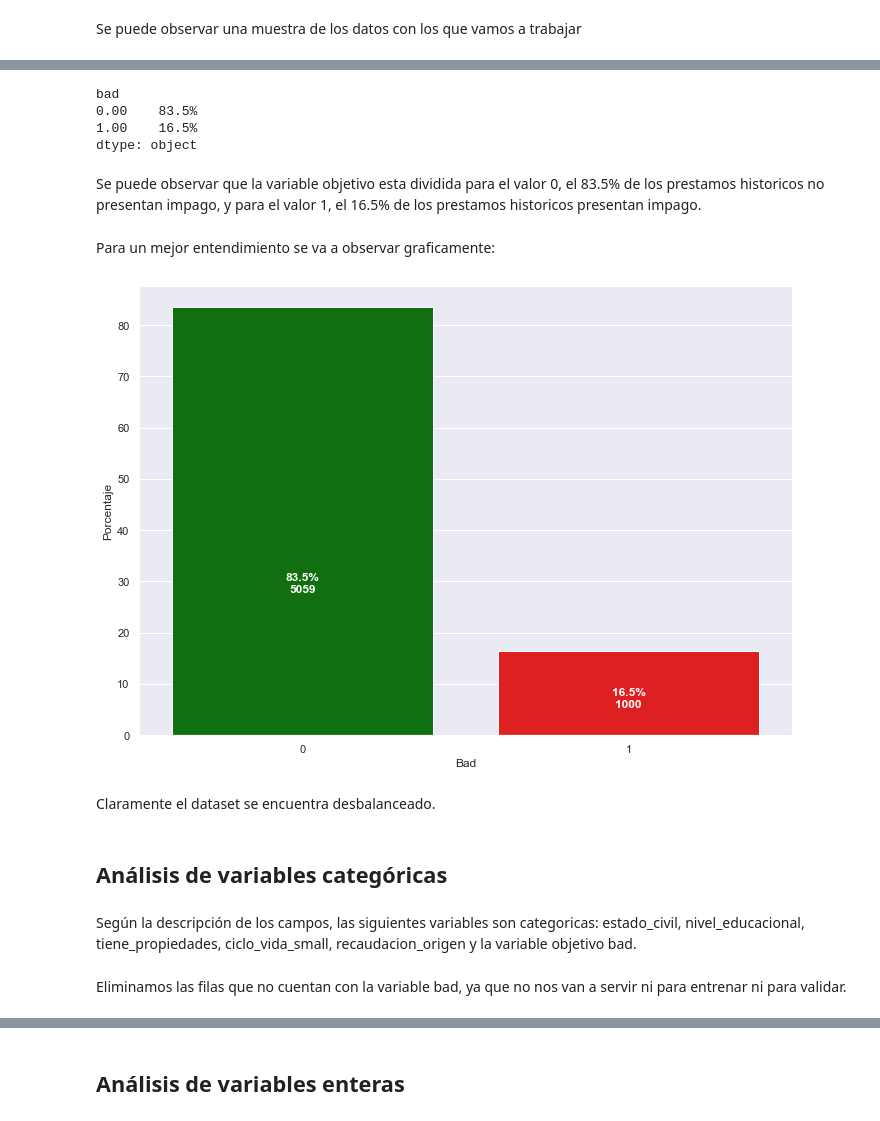
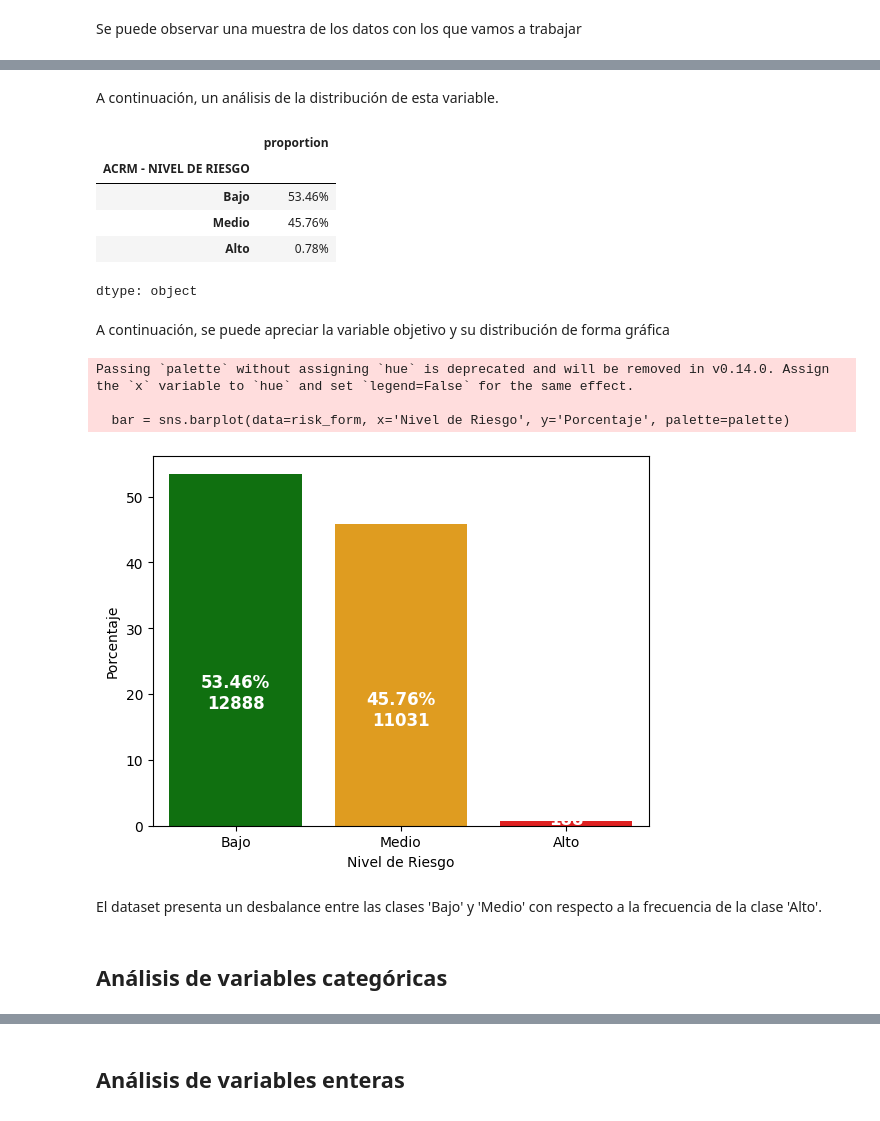
Before and after one commit to gabrielres10/EDA-Caso-Banco, a Jupyter notebook: plantilla_entrega_final_(renombrar).ipynb, the cells around one changed output, grey strips where cells are left out. Drawn from its saved outputs; the diff is of its cells as text; code cells hidden in the pictures.

```diff
--- a/plantilla_entrega_final_(renombrar).ipynb
+++ b/plantilla_entrega_final_(renombrar).ipynb
@@ -118,32 +195,42 @@ Vamos a ver cómo se encuentra distribuida esta variable:
+# %%
+data['ACRM - NIVEL DE RIESGO'] = data['ACRM - NIVEL DE RIESGO'].replace({'Medio Bajo': 'Bajo', 'Medio Alto': 'Alto'})
+# %% [markdown]
+A continuación, un análisis de la distribución de esta variable.
 # %%
-(df.value_counts('bad',normalize=True)*100).round(2).astype(str)+'%'
+(data.value_counts('ACRM - NIVEL DE RIESGO',normalize=True)*100).round(2).astype(str)+'%'
 # %% [output]
+|  | proportion |
+| ACRM - NIVEL DE RIESGO |  |
+| Bajo | 53.46% |
+| Medio | 45.76% |
+| Alto | 0.78% |
-bad
-0.00    83.5%
-1.00    16.5%
 dtype: object
-# %% [markdown]
-Se puede observar que la variable objetivo esta dividida para el valor 0, el 83.5% de los prestamos historicos no presentan impago, y para el valor 1, el 16.5% de los prestamos historicos presentan impago.
-# %% [markdown]
-Para un mejor entendimiento se va a observar graficamente:
+# %% [markdown]
+A continuación, se puede apreciar la variable objetivo y su distribución de forma gráfica
 # %%
-bad_form = df['bad'].value_counts(normalize=True).rename('Proportion').reset_index()
-bad_form.rename(columns={'index':'Bad','Proportion':'Porcentaje'},inplace=True)
-bad_form.Porcentaje=np.round(bad_form.Porcentaje * 100,decimals=2)
-bad_form.Bad = bad_form.Bad.astype(int)
+risk_form = data['ACRM - NIVEL DE RIESGO'].value_counts(normalize=True).rename('Proportion').reset_index()
+risk_form.rename(columns={risk_form.columns[0]: 'Nivel de Riesgo', 'Proportion': 'Porcentaje'}, inplace=True)
+risk_form['Porcentaje'] = np.round(risk_form['Porcentaje'] * 100, decimals=2)
 
-bar = sns.barplot(data=bad_form, x='Bad',y='Porcentaje', palette= {0: 'green', 1: 'red'})
-for i in range(bad_form.shape[0]):
-    bar.text(i,bad_form.loc[i,'Porcentaje']/3, str(bad_form.loc[i,'Porcentaje'])+'%\n'+str(df.value_counts('bad')[i]),
-            fontdict= dict(color='white',fontsize=12, weight='bold'),
-            horizontalalignment = 'center')
+if risk_form['Nivel de Riesgo'].dtype in ['int64', 'float64']:
+    risk_form['Nivel de Riesgo'] = risk_form['Nivel de Riesgo'].astype(int)
+
+palette = {'Medio': 'orange', 'Alto': 'red', 'Bajo': 'green'}
+bar = sns.barplot(data=risk_form, x='Nivel de Riesgo', y='Porcentaje', palette=palette)
+
+for i in range(risk_form.shape[0]):
+    bar.text(
+        i, risk_form.loc[i, 'Porcentaje'] / 3,
+        f"{risk_form.loc[i, 'Porcentaje']}%\n{data['ACRM - NIVEL DE RIESGO'].value_counts()[risk_form.loc[i, 'Nivel de Riesgo']]}",
+        fontdict=dict(color='white', fontsize=12, weight='bold'),
+        horizontalalignment='center'
+    )
 # %% [output]
+Passing `palette` without assigning `hue` is deprecated and will be removed in v0.14.0. Assign the `x` variable to `hue` and set `legend=False` for the same effect.
+
+  bar = sns.barplot(data=risk_form, x='Nivel de Riesgo', y='Porcentaje', palette=palette)
-[figure, old version]
+[figure, new version]
-# %% [markdown]
-Claramente el dataset se encuentra desbalanceado.
+# %% [markdown]
+El dataset presenta un desbalance entre las clases 'Bajo' y 'Medio' con respecto a la frecuencia de la clase 'Alto'.
 # %% [markdown]
 ## Análisis de variables categóricas
-# %% [markdown]
-Según la descripción de los campos, las siguientes variables son categoricas: estado_civil, nivel_educacional, tiene_propiedades, ciclo_vida_small, recaudacion_origen y la variable objetivo bad.
-# %% [markdown]
-Eliminamos las filas que no cuentan con la variable bad, ya que no nos van a servir ni para entrenar ni para validar.
```
Also changed, not shown: parts of 72 cells of this notebook.
